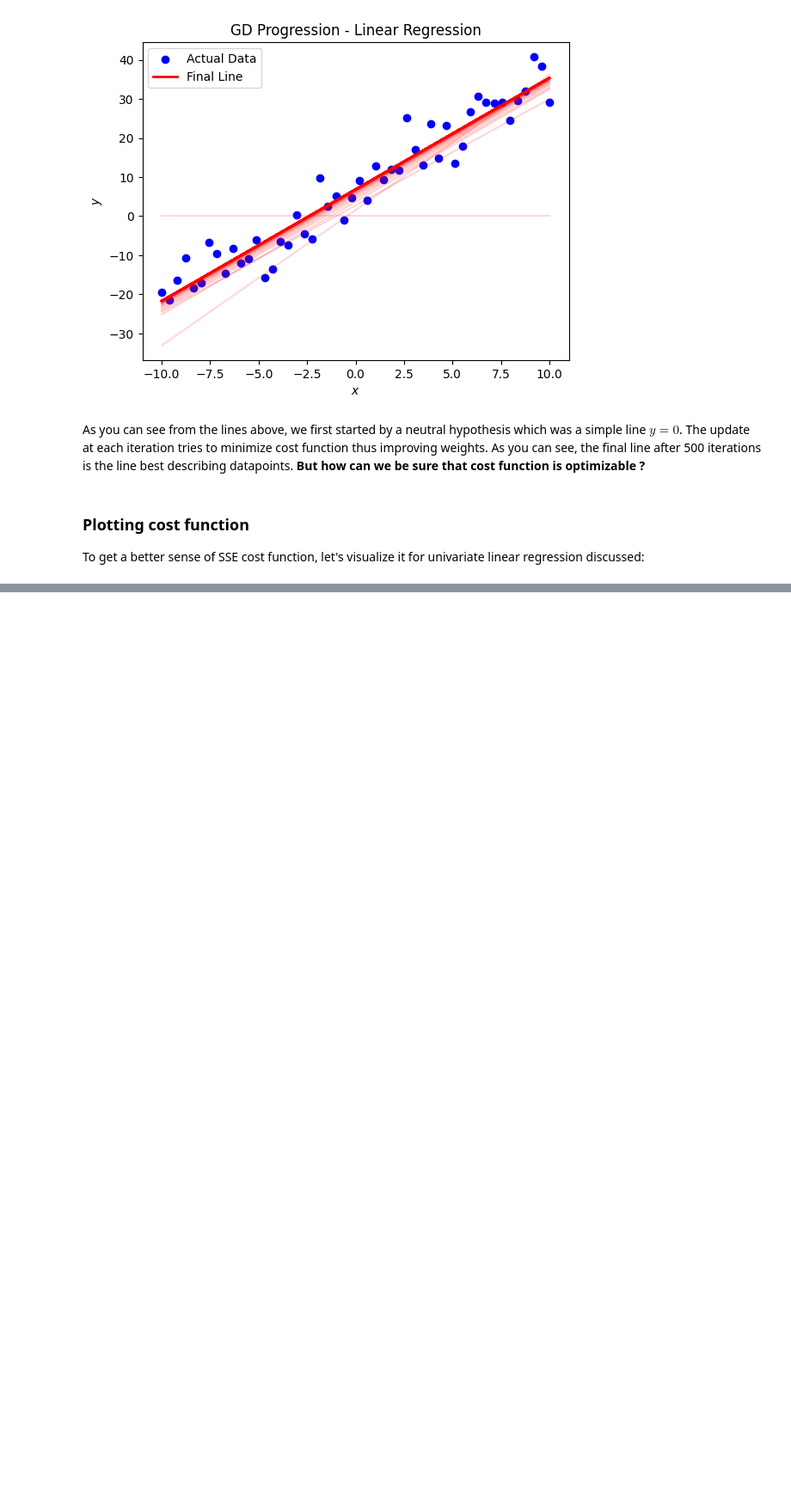
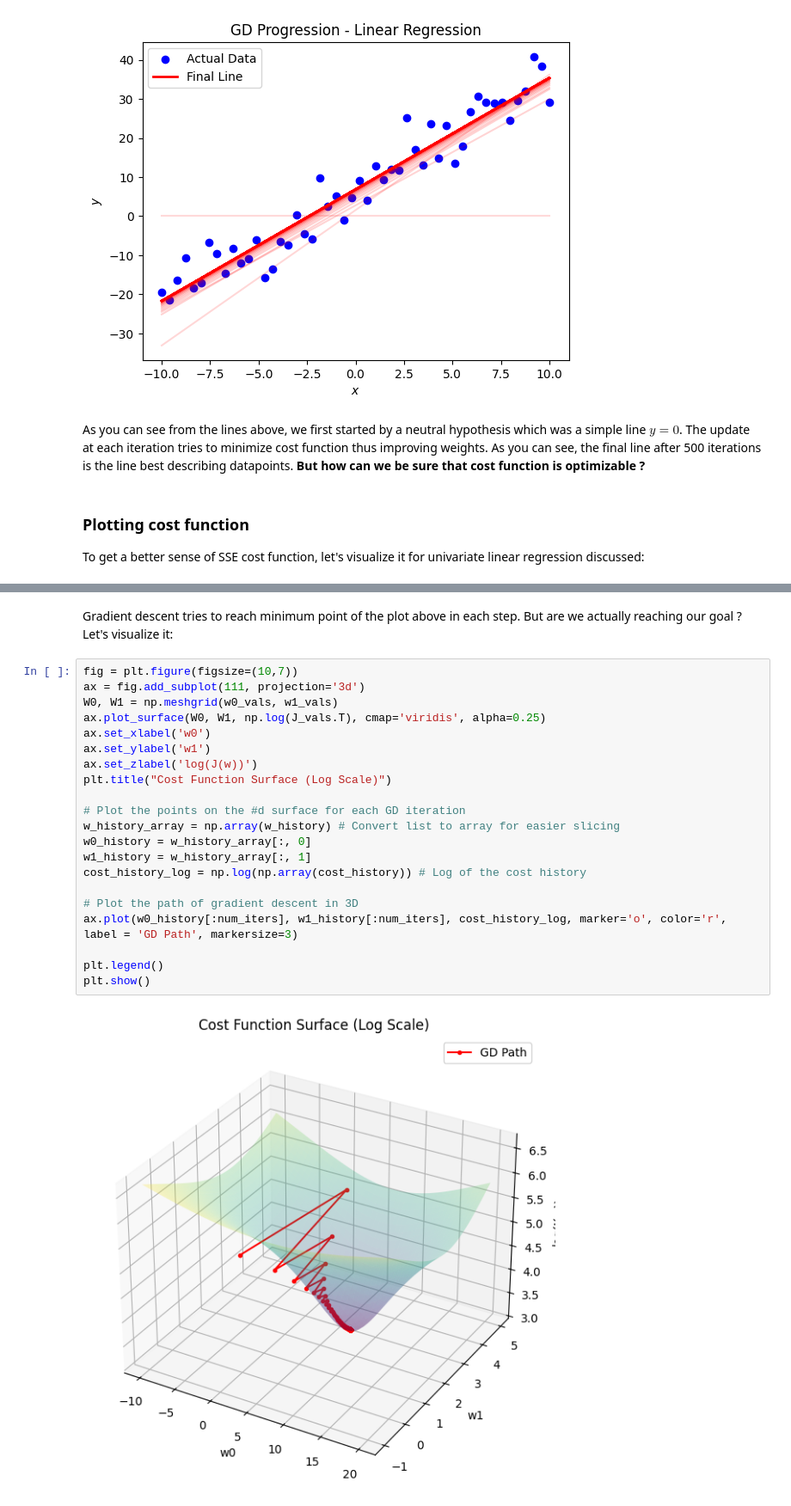
Before and after one commit to tala-kiyani/Introduction_to_Machine_Learning, a Jupyter notebook: Chapter_01_Supervised_Learning/Gradient_Descent.ipynb, the cells around one changed output, grey strips where cells are left out. Shown at 86% size. Saved outputs shown, nothing was run; the diff lists cells and outputs as text; blank space fills up the shorter version.

```diff
--- a/Chapter_01_Supervised_Learning/Gradient_Descent.ipynb
+++ b/Chapter_01_Supervised_Learning/Gradient_Descent.ipynb
@@ -114,0 +130,25 @@ plt.show()
+# %% [markdown]
+Gradient descent tries to reach minimum point of the plot above in each step. But are we actually reaching our goal ? Let's visualize it:
+# %%
+fig = plt.figure(figsize=(10,7))
+ax = fig.add_subplot(111, projection='3d')
+W0, W1 = np.meshgrid(w0_vals, w1_vals)
+ax.plot_surface(W0, W1, np.log(J_vals.T), cmap='viridis', alpha=0.25)
+ax.set_xlabel('w0')
+ax.set_ylabel('w1')
+ax.set_zlabel('log(J(w))')
+plt.title("Cost Function Surface (Log Scale)")
+
+# Plot the points on the #d surface for each GD iteration
+w_history_array = np.array(w_history) # Convert list to array for easier slicing
+w0_history = w_history_array[:, 0]
+w1_history = w_history_array[:, 1]
+cost_history_log = np.log(np.array(cost_history)) # Log of the cost history
+
+# Plot the path of gradient descent in 3D
+ax.plot(w0_history[:num_iters], w1_history[:num_iters], cost_history_log, marker='o', color='r', label = 'GD Path', markersize=3)
+
+plt.legend()
+plt.show()
+# %% [output]
+[figure, added]
```
Also changed, not shown: parts of 3 cells of this notebook.
